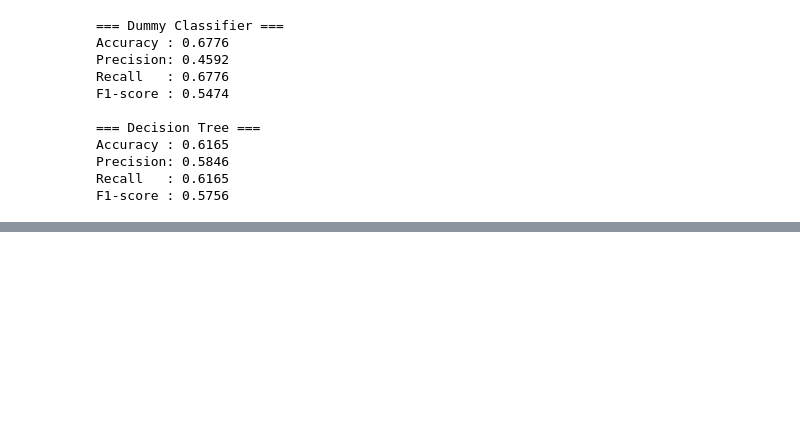
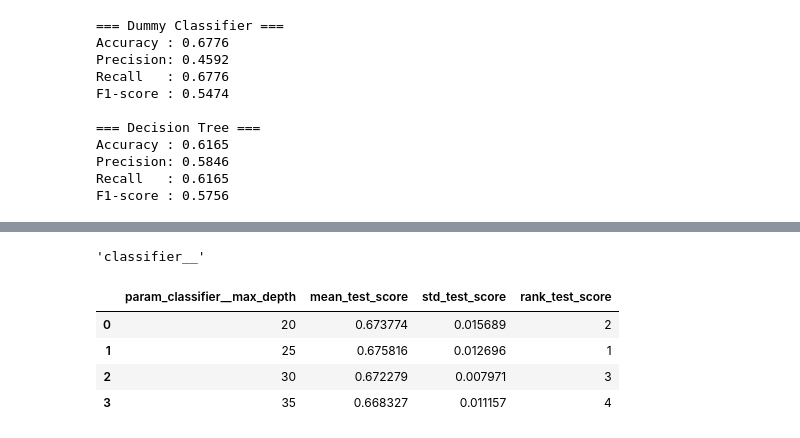
Before and after one commit to ncsalam/Animal-Health-Incidents-ML-, a Jupyter notebook: CSC522_Final_Project.ipynb, the cells around one changed output, grey strips where cells are left out. Cells and saved outputs as stored; diff of their text form; code cells hidden in the pictures; blank space fills up the shorter version.

```diff
--- a/CSC522_Final_Project.ipynb
+++ b/CSC522_Final_Project.ipynb
@@ -685,0 +690,11 @@ F1-score : 0.5756
+# %%
+from sklearn.model_selection import KFold
+from sklearn.model_selection import cross_validate
+
+
+k_fold = KFold(n_splits=5, shuffle=True, random_state=1234)
+scoring_metrics = ['accuracy', 'precision_weighted', 'recall_weighted', 'f1_weighted', 'f1_macro']
+
+dt_perf = cross_validate(dt_pipeline, X_train, y_train, cv=k_fold, scoring=scoring_metrics)
+
+pd.DataFrame(dt_perf).mean()
@@ -685,0 +710,7 @@ F1-score : 0.5756
+# %%
+dt_step_name = dt_pipeline.steps[1][0]
+step_prefix = '__'
+dt_step_prefix = f"{dt_step_name}{step_prefix}"
+dt_step_prefix
+# %% [output]
+'classifier__'
@@ -685,0 +721,17 @@ F1-score : 0.5756
+# %%
+from sklearn.model_selection import GridSearchCV
+
+def explore_single_hp_values(pipeline, param_name, param_values, X_train, y_train, k_fold, scoring):
+    param_grid = {param_name: param_values}
+    grid_search = GridSearchCV(pipeline, param_grid, cv=k_fold, scoring=scoring)
+    grid_search.fit(X_train, y_train)
+    result_columns = [f"param_{param_name}", "mean_test_score", "std_test_score", "rank_test_score"]
+    return pd.DataFrame(grid_search.cv_results_)[result_columns]
+# %%
+explore_single_hp_values(dt_pipeline, dt_max_depth_key, [20, 25, 30, 35], X_train, y_train, k_fold, 'f1_weighted')
+# %% [output]
+|  | param_classifier__max_depth | mean_test_score | std_test_score | rank_test_score |
+| 0 | 20 | 0.673774 | 0.015689 | 2 |
+| 1 | 25 | 0.675816 | 0.012696 | 1 |
+| 2 | 30 | 0.672279 | 0.007971 | 3 |
+| 3 | 35 | 0.668327 | 0.011157 | 4 |
```
Also changed, not shown: parts of 25 cells of this notebook.
